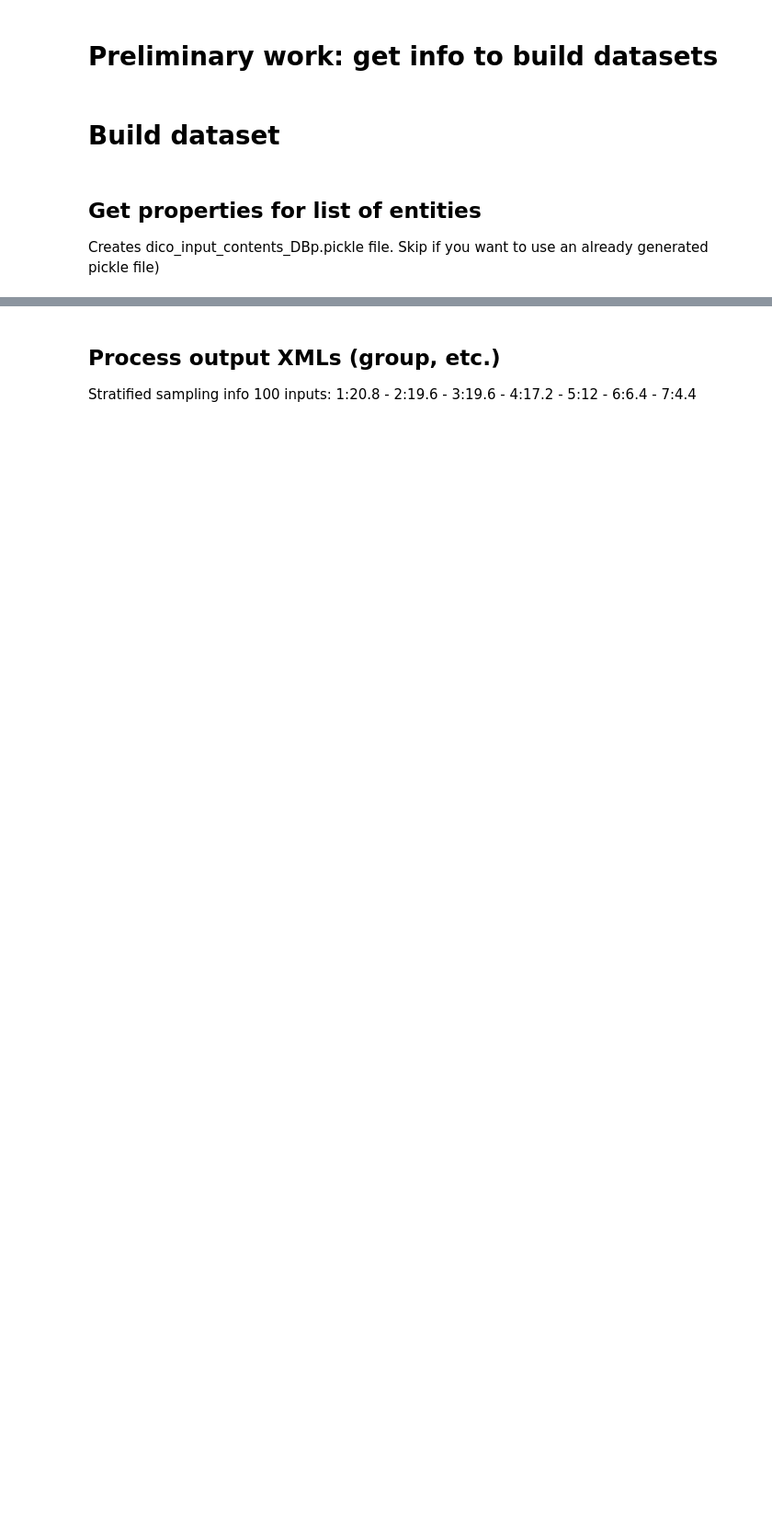
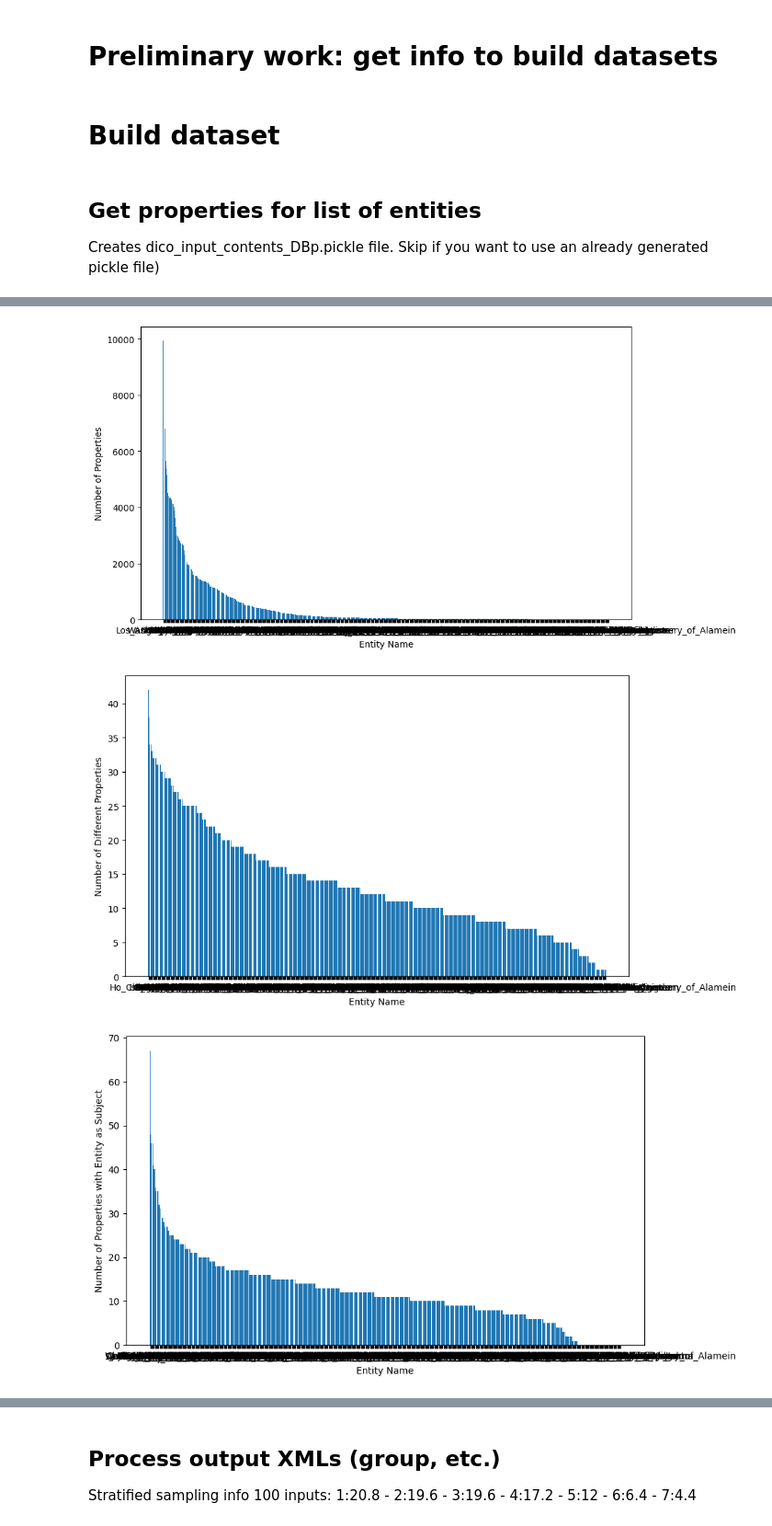
Before and after one commit to mille-s/Build_KGs_entities, a Jupyter notebook: DBpedia_dataset.ipynb, the cells around one changed output, grey strips where cells are left out. Shown at 92% size. Drawn from its saved outputs; the diff is of its cells as text; code cells hidden in the pictures; blank space fills up the shorter version.

```diff
--- a/DBpedia_dataset.ipynb
+++ b/DBpedia_dataset.ipynb
@@ -569,0 +577,80 @@ print(f'----------\n{counter_datapoints} new datapoints were created in total.')
+# %%
+#@title Check triples extracted from DBpedia
+import pickle
+import matplotlib.pyplot as plt
+
+# dico_input_contents_loaded should be a dico_1 with category names as keys, and a dico_2 as value.
+# dico_2 should have entity_name as key, and a list of Triple Objects as value.
+# Triple Objects have 3 attributes: DBsubj, DBprop, DBobj
+dico_input_contents_loaded = None
+if dico_input_contents == 'Made_with_this_notebook':
+  with open("dico_input_contents_DBp.pickle", "rb") as handle:
+    dico_input_contents_loaded = pickle.load(handle)
+elif dico_input_contents == 'GitHub_GREC_NEs':
+  with open("/content/Build_KGs_entities/resources/dico_input_contents_DBp_GREC_NEs.pickle", "rb") as handle:
+    dico_input_contents_loaded = pickle.load(handle)
+
+dico_properties = {}
+dico_different_properties = {}
+dico_entity_as_subj = {}
+dico_entity_as_obj = {}
+for category in dico_input_contents_loaded.keys():
+  # print(category)
+  for entity_name in dico_input_contents_loaded[category].keys():
+    all_properties = []
+    different_properties = []
+    subj_of_properties = []
+    obj_of_properties = []
+    # print('  ', entity_name)
+    for triple_object in dico_input_contents_loaded[category][entity_name]:
+      all_properties.append(triple_object.DBprop)
+      if triple_object.DBprop not in different_properties:
+        different_properties.append(triple_object.DBprop)
+      if triple_object.DBsubj == entity_name:
+        subj_of_properties.append(triple_object.DBprop)
+      if triple_object.DBobj == entity_name:
+        obj_of_properties.append(triple_object.DBprop)
+    dico_properties[entity_name] = len(all_properties)
+    dico_different_properties[entity_name] = len(different_properties)
+    dico_entity_as_subj[entity_name] = len(subj_of_properties)
+    dico_entity_as_obj[entity_name] = len(obj_of_properties)
+    # print(f'    {len(different_properties)} different properties')
+    # print(f'    {len(subj_of_properties)} properties with {entity_name} as subject')
+    # print(f'    {len(obj_of_properties)} properties with {entity_name} as object')
+
+dico_properties_sorted = {k: v for k, v in sorted(dico_properties.items(), key=lambda item: item[1], reverse=True)}
+dico_different_properties_sorted = {k: v for k, v in sorted(dico_different_properties.items(), key=lambda item: item[1], reverse=True)}
+dico_entity_as_subj_sorted = {k: v for k, v in sorted(dico_entity_as_subj.items(), key=lambda item: item[1], reverse=True)}
+dico_entity_as_obj_sorted = {k: v for k, v in sorted(dico_entity_as_obj.items(), key=lambda item: item[1], reverse=True)}
+
+# Plot dico_properties dictionary using matplotlib
+plt.figure(figsize=(10, 6))
+plt.bar(dico_properties_sorted.keys(), dico_properties_sorted.values())
+plt.xlabel('Entity Name')
+plt.ylabel('Number of Properties')
+plt.show()
+
+# Plot dico_different_properties dictionary using matplotlib
+plt.figure(figsize=(10, 6))
+plt.bar(dico_different_properties_sorted.keys(), dico_different_properties_sorted.values())
+plt.xlabel('Entity Name')
+plt.ylabel('Number of Different Properties')
+plt.show()
+
+# Plot dico_entity_as_subj_sorted dictionary using matplotlib
+plt.figure(figsize=(10, 6))
+plt.bar(dico_entity_as_subj_sorted.keys(), dico_entity_as_subj_sorted.values())
+plt.xlabel('Entity Name')
+plt.ylabel('Number of Properties with Entity as Subject')
+plt.show()
+
+# Plot dico_entity_as_obj_sorted dictionary using matplotlib
+plt.figure(figsize=(10, 6))
+plt.bar(dico_entity_as_obj_sorted.keys(), dico_entity_as_obj_sorted.values())
+plt.xlabel('Entity Name')
+plt.ylabel('Number of Properties with Entity as Object')
+plt.show()
+# %% [output]
+[figure, added]
+[figure, added]
+[figure, added]
```
Also changed, not shown: parts of 9 cells of this notebook.
